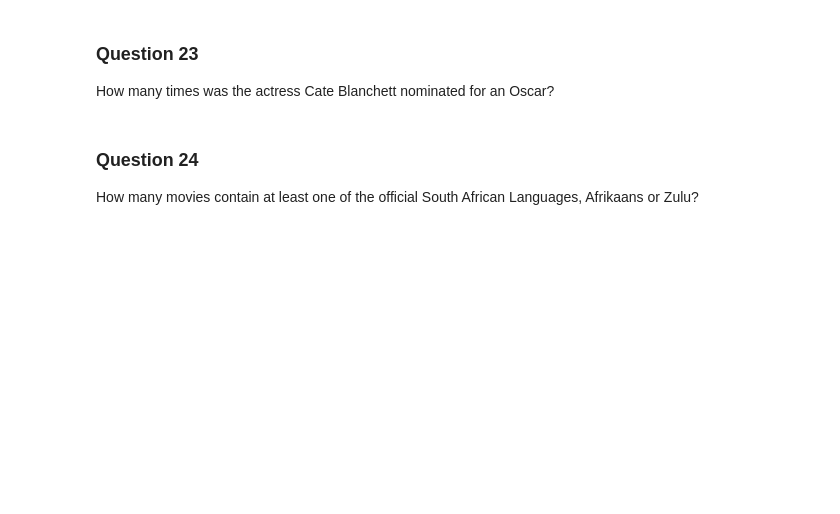
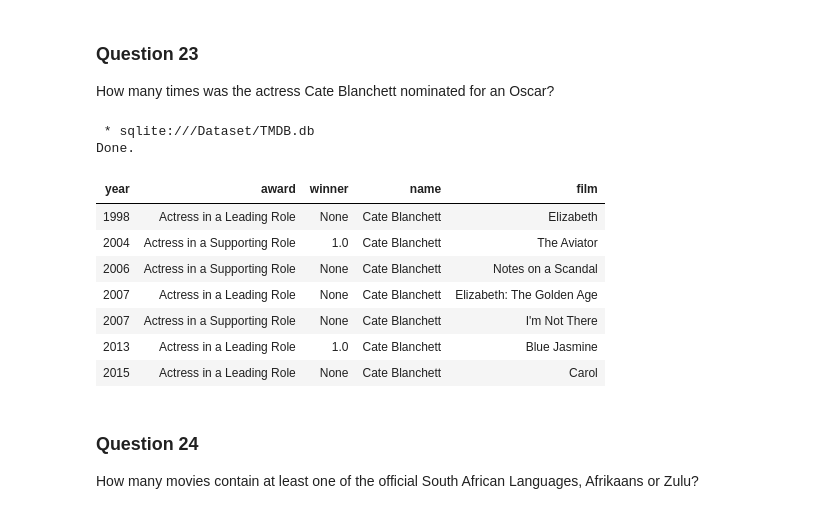
Before and after one commit to Ultra-Code/datascience_exploration, a Jupyter notebook: src/09-Final-Exam/Part 1 - Fundamentals/02-SQL.ipynb, the cells around one changed output. Drawn from its saved outputs; the diff is of its cells as text; code cells hidden in the pictures; blank space fills up the shorter version.

```diff
--- a/src/09-Final-Exam/Part 1 - Fundamentals/02-SQL.ipynb
+++ b/src/09-Final-Exam/Part 1 - Fundamentals/02-SQL.ipynb
@@ -89,3 +290,19 @@ How many times was the actress Cate Blanchett nominated for an Oscar?
+# %%
+%%sql
+SELECT * from oscars as o
+WHERE o.name = "Cate Blanchett"
+LIMIT 10;
+# %% [output]
+ * sqlite:///Dataset/TMDB.db
+Done.
+| year | award | winner | name | film |
+| 1998 | Actress in a Leading Role | None | Cate Blanchett | Elizabeth |
+| 2004 | Actress in a Supporting Role | 1.0 | Cate Blanchett | The Aviator |
+| 2006 | Actress in a Supporting Role | None | Cate Blanchett | Notes on a Scandal |
+| 2007 | Actress in a Leading Role | None | Cate Blanchett | Elizabeth: The Golden Age |
+| 2007 | Actress in a Supporting Role | None | Cate Blanchett | I'm Not There |
+| 2013 | Actress in a Leading Role | 1.0 | Cate Blanchett | Blue Jasmine |
+| 2015 | Actress in a Leading Role | None | Cate Blanchett | Carol |
 # %% [markdown]
 ### Question 24
 How many movies contain at least one of the official South African Languages, Afrikaans or Zulu?
```
Also changed, not shown: parts of 45 cells of this notebook, 1 other file.
